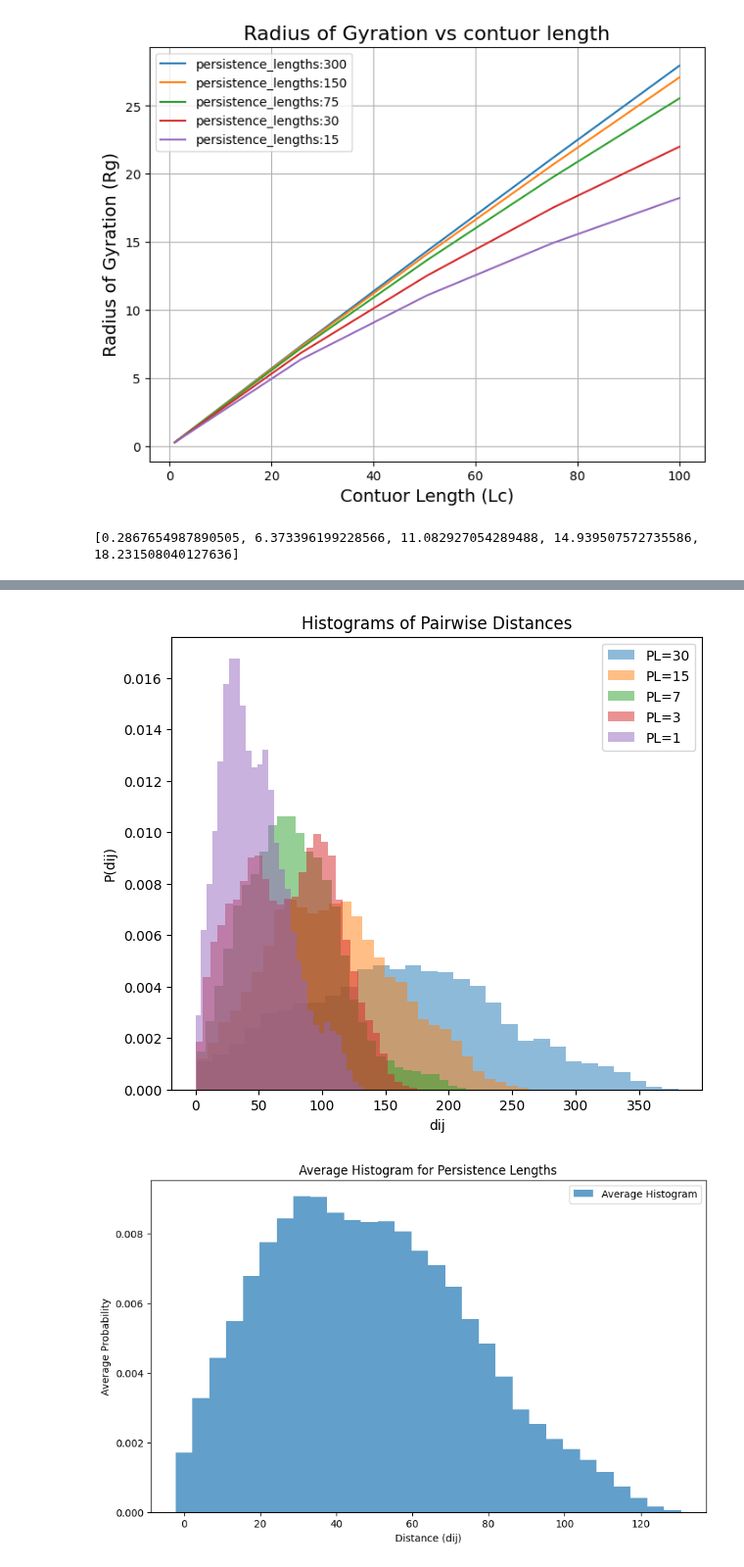
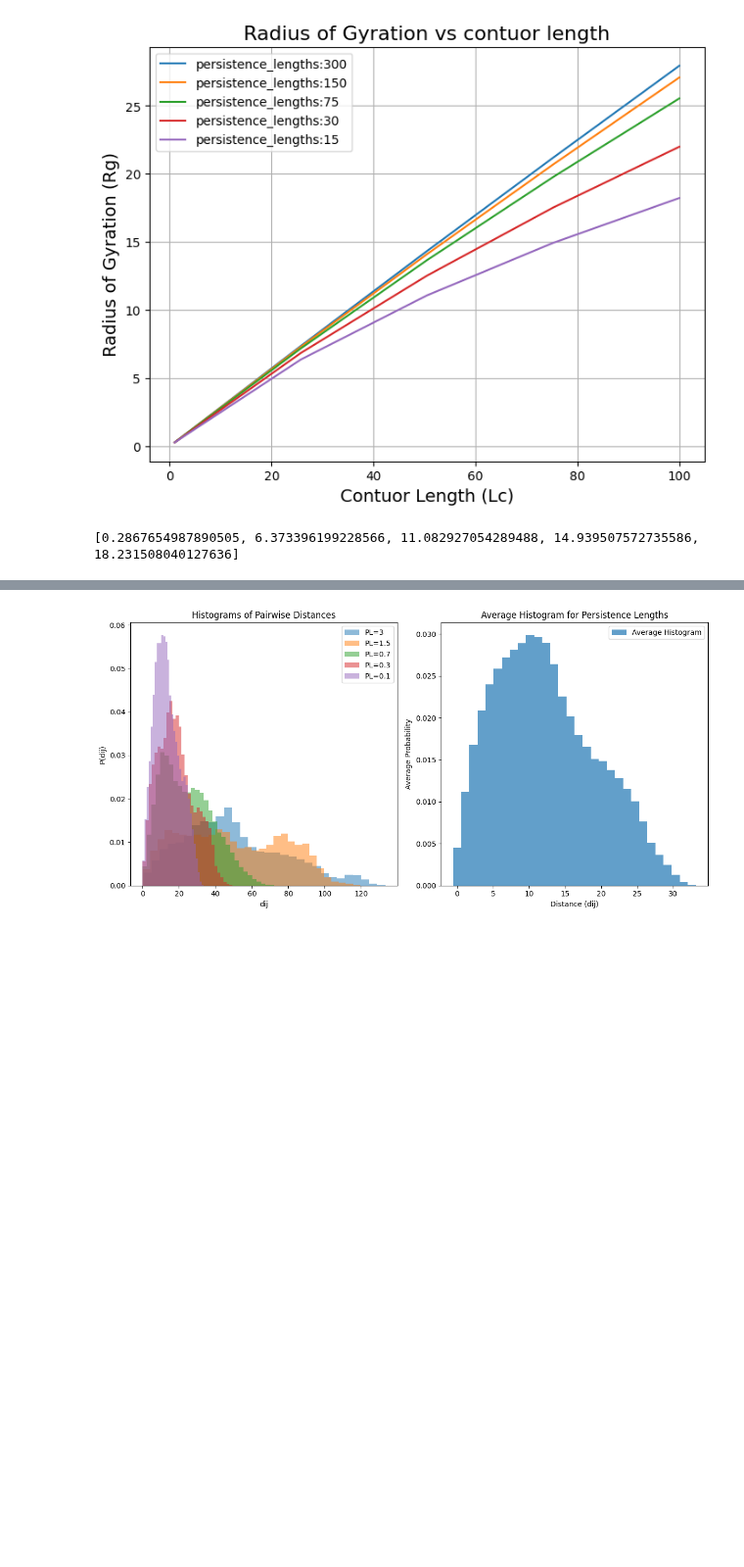
Before and after one commit to B-hub-hue/Python.exam_polymer, a Jupyter notebook: Python_exam_py.ipynb, the cells around one changed output, grey strips where cells are left out. Shown at 98% size. Saved outputs shown, nothing was run; the diff lists cells and outputs as text; code cells hidden in the pictures; blank space fills up the shorter version.

Commit message:
changing the orders of the figures

```diff
--- a/Python_exam_py.ipynb
+++ b/Python_exam_py.ipynb
@@ -232,7 +232,7 @@ import numpy as np
 import matplotlib.pyplot as plt
 
 N = 1000
-persistence_length = 75
+persistence_length = 0.7
 delta_theta = 0.102
 def custom_gaussian_theta(delta_theta):
     #"""Sample from the custom Gaussian distribution for theta."""
@@ -312,9 +312,9 @@ def dij(positions, i, j):
     return np.linalg.norm(positions[i] - positions[j])
 
 # Parameters
-num_segments = 2000
+num_segments = 1000
 num_trials = 1  # Number of trials to gather distances
-persistence_lengths = [30, 15, 7, 3, 1]  # Array of persistence lengths
+persistence_lengths = [3, 1.5, 0.7, 0.3, 0.1]  # Array of persistence lengths
 
 # Store distances for each persistence length
 distances = {length: [] for length in persistence_lengths}
@@ -329,47 +329,52 @@ for _ in range(num_trials):
             axis_of_rotation = np.cross(np.random.random(size=3), vectors[-1])
             new_vector = rodrigues_rotation(vectors[-1], axis_of_rotation, theta, phi)
             vectors.append(new_vector)
 
         # Convert list of vectors to positions
         positions = np.cumsum(vectors, axis=0)
 
         # Calculate pairwise distances and store
         for i in range(len(positions) - 1):
             for j in range(i + 1, len(positions)):
                 distances[persistence_length].append(dij(positions, i, j))
 
+
+#..............................................................................#
+
 # Plot histograms for each persistence length
-plt.figure(figsize=(7, 6))
-for length in persistence_lengths:
-    plt.hist(distances[length], bins=30, alpha=0.5, density=True, label=f'PL={length}')
-plt.xlabel('dij')
-plt.ylabel('P(dij)')
-plt.legend()
-plt.title('Histograms of Pairwise Distances')
-plt.show()
+fig, (ax1, ax2) = plt.subplots(1, 2, figsize=(12, 6))  # 1 row, 2 columns
+
+for i, length in enumerate(persistence_lengths):
+    ax1.hist(distances[length], bins=30, alpha=0.5, density=True, label=f'PL={length}')
+
+ax1.set_xlabel('dij')
+ax1.set_ylabel('P(dij)')
+ax1.legend()
+ax1.set_title('Histograms of Pairwise Distances')
+
 
 # Compute and plot the average histogram
 bin_edges = None
 average_hist = None
 
 # Calculate histograms for each persistence length and accumulate
 for length in persistence_lengths:
     hist_values, bin_edges = np.histogram(distances[length], bins=30, density=True)
     if average_hist is None:
         average_hist = np.zeros_like(hist_values, dtype=float)
     average_hist += hist_values
 
 # Normalize the average histogram
 average_hist /= len(persistence_lengths)
 
-# Plot average histogram
-plt.figure(figsize=(10, 6))
-plt.bar(bin_edges[:-1], average_hist, width=np.diff(bin_edges), alpha=0.7, label='Average Histogram')
-plt.xlabel('Distance (dij)')
-plt.ylabel('Average Probability')
-plt.title('Average Histogram for Persistence Lengths')
-plt.legend()
+# Plot average histogram on the second subplot (ax2)
+ax2.bar(bin_edges[:-1], average_hist, width=np.diff(bin_edges), alpha=0.7, label='Average Histogram')
+ax2.set_xlabel('Distance (dij)')
+ax2.set_ylabel('Average Probability')
+ax2.set_title('Average Histogram for Persistence Lengths')
+ax2.legend()
+
+plt.tight_layout()  # Adjust layout for better spacing
 plt.show()
 # %% [output]
-[figure, old version]
+[figure, new version]
-[figure, removed]
```
Also changed, not shown: parts of 3 cells of this notebook.
